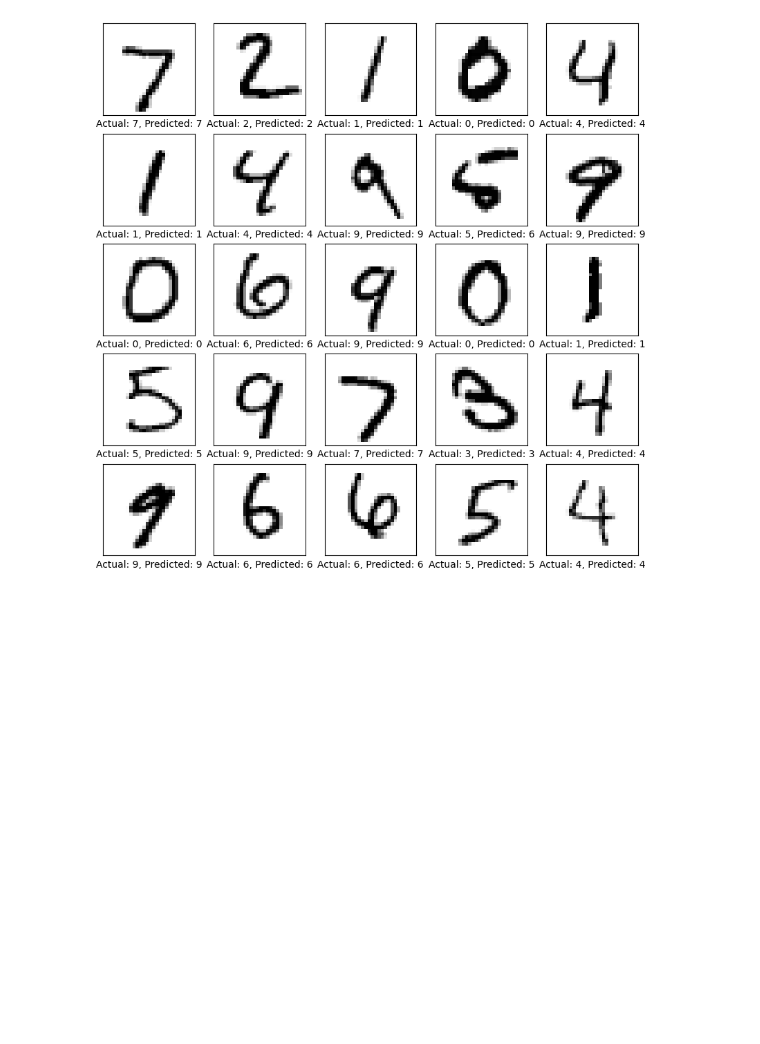
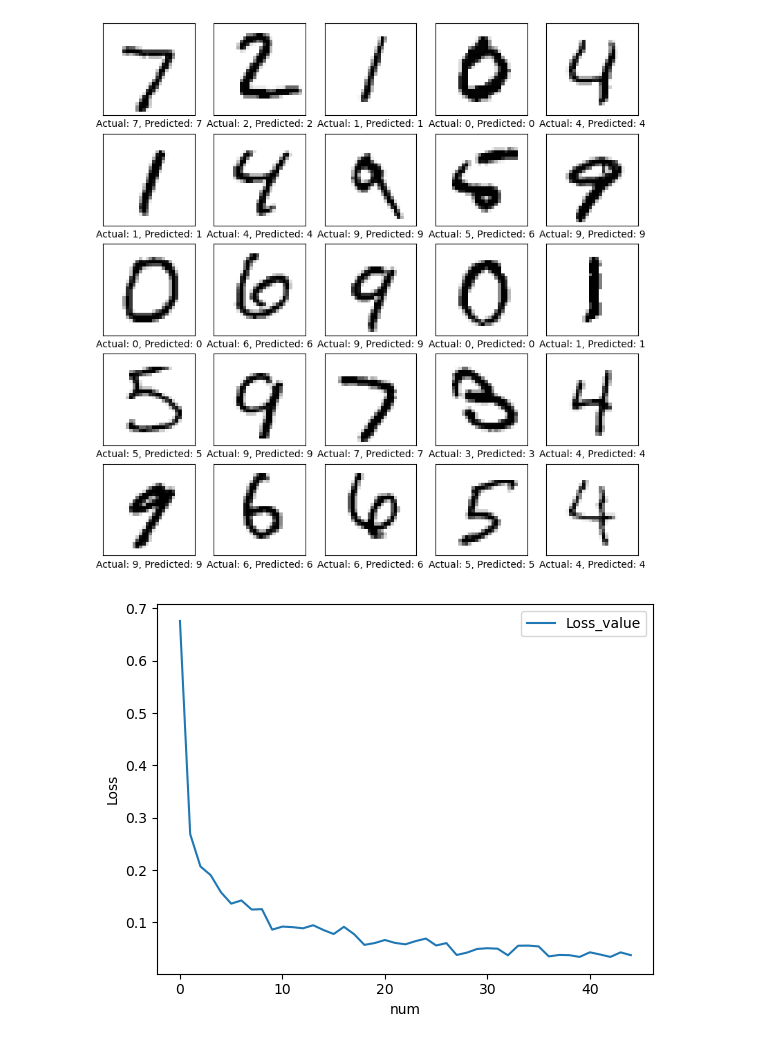
Before and after one commit to Kminseokk/sf3_10_python, a Jupyter notebook: day231214/Mnist.ipynb, the cells around one changed output. Drawn from its saved outputs; the diff is of its cells as text; code cells hidden in the pictures; blank space fills up the shorter version.

```diff
--- a/day231214/Mnist.ipynb
+++ b/day231214/Mnist.ipynb
@@ -46,7 +46,8 @@ model = SimpleNN()
 ############### Your code here!!!
 # 손실 함수와 옵티마이저 설정
 criterion = nn.CrossEntropyLoss()
-optimizer = torch.optim.SGD(model.parameters(), lr=1e-3)
+optimizer = torch.optim.Adam(model.parameters(), lr=1e-3)
+#optimizer = torch.optim.SGD(model.parameters(), lr=1e-3)
 
 # 학습
 device = torch.device("cuda:0" if torch.cuda.is_available() else "cpu")
@@ -115,9 +124,10 @@ plt.show()
 [figure]
 # %%
 # Plotting the loss values
-plt.plot(loss_value, label='Training Loss')
-plt.xlabel('Epochs')
+plt.plot(loss_value, label='Loss_value')
+plt.xlabel('num')
 plt.ylabel('Loss')
-plt.title('Training Loss Over Epochs')
 plt.legend()
 plt.show()
+# %% [output]
+[figure, added]
```
Also changed, not shown: parts of 3 cells of this notebook, 16 other files.
